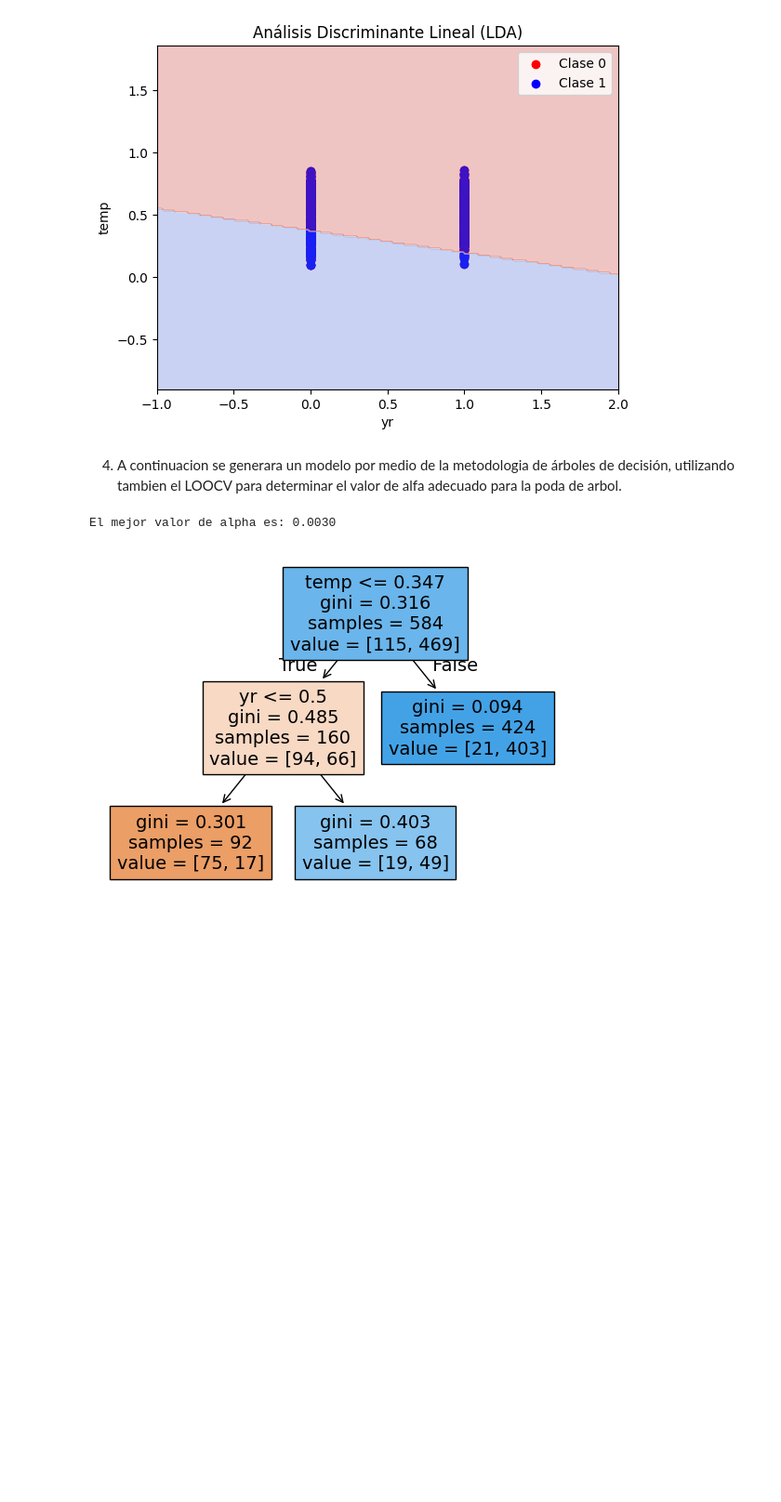
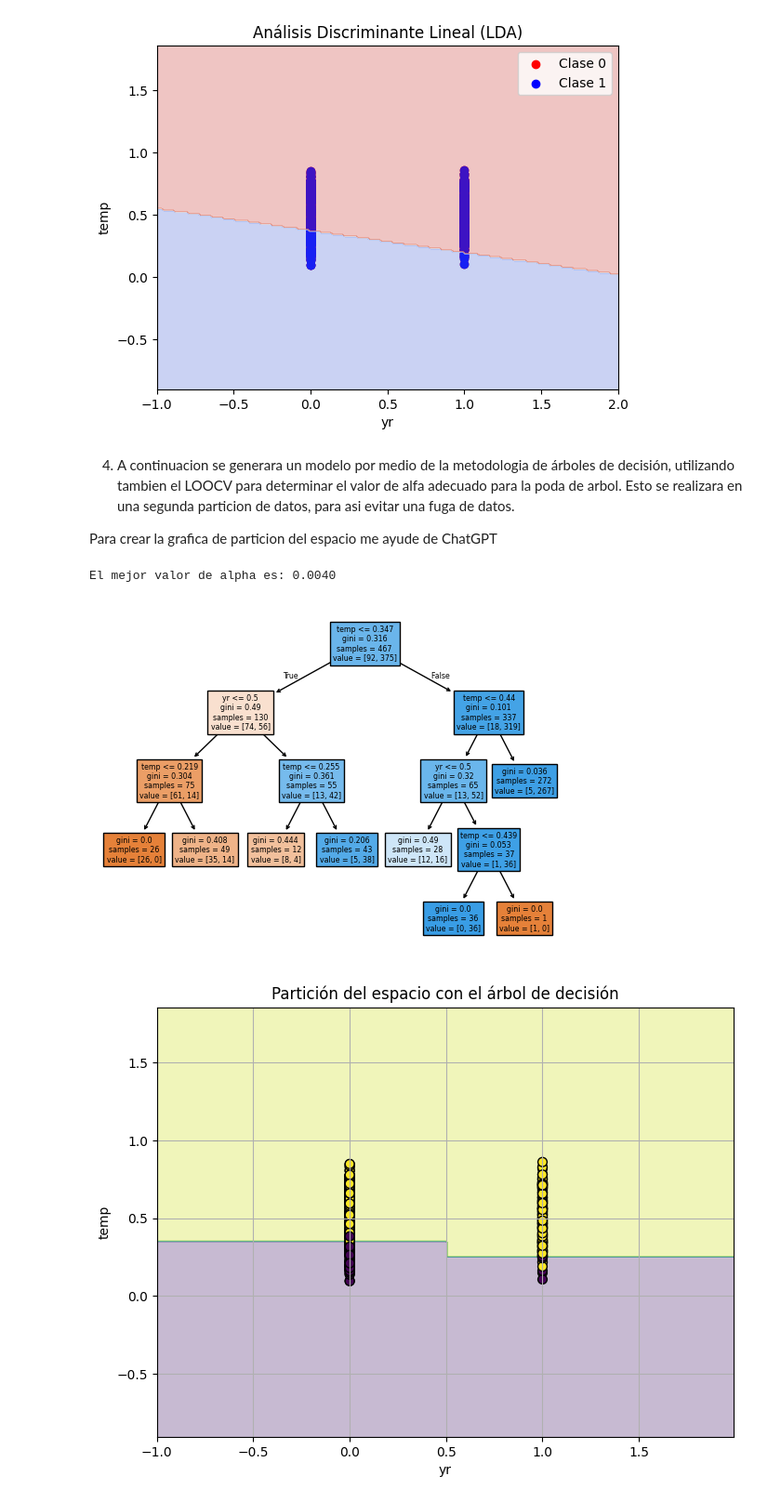
Before and after one commit to hectorcamachoz/LDA_Arboles_de_Decisiones, a Jupyter notebook: A2_2_594557.ipynb, the cells around one changed output. Shown at 93% size. Drawn from its saved outputs; the diff is of its cells as text; code cells hidden in the pictures; blank space fills up the shorter version.

```diff
--- a/A2_2_594557.ipynb
+++ b/A2_2_594557.ipynb
@@ -88,5 +90,5 @@ weathersit_3    -3.6692      0.913     -4.019      0.000      -5.459      -1.880
 # %% [markdown]
 Al observar los resultados del generalized linear model, podemos concluir que este modelo se ajusta al 50% de los datos. De acuerdo a chatGPT, otra de las formas para medir la calidad del modelo es con el Log-Likelihood, entre mas cercana a 0 mejor, en este caso dio como resultado -86.9. Para seleccionar las dos variables mas siginificativas, se tomara en cuenta el P-value, por lo tanto se eligira la variable yr (año) y la variable de temp (Temperatura).
 # %%
-x_train = x_train.filter(items=['yr', 'temp'])
-x_test = x_test.filter(items=['yr', 'temp'])
+x_train_f = x_train.filter(items=['yr', 'temp'])
+x_test_f = x_test.filter(items=['yr', 'temp'])
@@ -114,18 +101,18 @@ import numpy as np
 
 colors = {0: 'red', 1: 'blue'}
 md_LDA = LDA.LinearDiscriminantAnalysis()
-md_LDA.fit(x_train, y_train)
-y_pred_proba = md_LDA.predict_proba(x_test)
-y_pred = md_LDA.predict(x_test)
+md_LDA.fit(x_train_f, y_train)
+y_pred_proba = md_LDA.predict_proba(x_test_f)
+y_pred = md_LDA.predict(x_test_f)
 for clase in np.unique(y):
-    plt.scatter(x_train['yr'],
-                x_train['temp'],
+    plt.scatter(x_train_f['yr'],
+                x_train_f['temp'],
                 color=colors[clase],
                 label=f'Clase {clase}')
 
 
-x_min, x_max = x_train['yr'].min() - 1, x_train['yr'].max() + 1
-y_min, y_max = x_train['temp'].min() - 1, x_train['temp'].max() + 1
+x_min, x_max = x_train_f['yr'].min() - 1, x_train_f['yr'].max() + 1
+y_min, y_max = x_train_f['temp'].min() - 1, x_train_f['temp'].max() + 1
 xx, yy = np.meshgrid(np.linspace(x_min, x_max, 200),
                      np.linspace(y_min, y_max, 200))
 Z = md_LDA.predict(np.c_[xx.ravel(), yy.ravel()])
@@ -141,35 +128,64 @@ plt.show()
 # %% [output]
 [figure]
 # %% [markdown]
-4. A continuacion se generara un modelo por medio de la metodologia de árboles de decisión, utilizando tambien el LOOCV para determinar el valor de alfa adecuado para la poda de arbol.
+4. A continuacion se generara un modelo por medio de la metodologia de árboles de decisión, utilizando tambien el LOOCV para determinar el valor de alfa adecuado para la poda de arbol. Esto se realizara en una segunda particion de datos, para asi evitar una fuga de datos.
+
+Para crear la grafica de particion del espacio me ayude de ChatGPT
 # %%
 from sklearn.tree import DecisionTreeClassifier as DTC
 from sklearn.metrics import accuracy_score
 from sklearn.tree import plot_tree
 from sklearn.model_selection import LeaveOneOut
+X = x_train_f.reset_index(drop=True)
+y = y_train.reset_index(drop=True)
+
+x_train_2, x_test_2, y_train_2, y_test_2 = train_test_split(X,y, test_size = 0.2, stratify = y, random_state = 42)
 
 loo = LeaveOneOut()
 alphas = np.linspace(0.001, 0.02, 20)
 
 alpha_scores = []
 
 for alpha in alphas:
     accuracies = []
 
     model = DTC(ccp_alpha=alpha, random_state=42)
-    model.fit(x_train, y_train)
+    model.fit(x_train_2, y_train_2)
 
 
-    y_pred_loo = model.predict(x_test)
-    accuracies.append(accuracy_score(y_test, y_pred_loo))
+    y_pred_loo = model.predict(x_test_2)
+    accuracies.append(accuracy_score(y_test_2, y_pred_loo))
 
     alpha_scores.append(np.mean(accuracies))
 
 best_alpha = alphas[np.argmax(alpha_scores)]
 
 print(f"El mejor valor de alpha es: {best_alpha:.4f}")
-plot_tree(model, filled=True,feature_names=x_train.columns);
+
+model = DTC(ccp_alpha=best_alpha, random_state=42)
+model.fit(x_train_2, y_train_2)
+y_pred_loo = model.predict(x_test_2)
+plot_tree(model, filled=True,feature_names=x_train_2.columns);
 plt.show()
+
+
+x_min, x_max = x_train_2.iloc[:, 0].min() - 1, x_train_2.iloc[:, 0].max() + 1
+y_min, y_max = x_train_2.iloc[:, 1].min() - 1, x_train_2.iloc[:, 1].max() + 1
+xx, yy = np.meshgrid(np.arange(x_min, x_max, 0.01),
+                     np.arange(y_min, y_max, 0.01))
+
+Z = model.predict(np.c_[xx.ravel(), yy.ravel()])
+Z = Z.reshape(xx.shape)
+
+plt.figure(figsize=(8, 6))
+plt.contourf(xx, yy, Z, alpha=0.3)
+plt.scatter(x_train_2.iloc[:, 0], x_train_2.iloc[:, 1], c=y_train_2, cmap='viridis', edgecolor='k', s=50)
+plt.title("Partición del espacio con el árbol de decisión")
+plt.xlabel('yr')
+plt.ylabel('temp')
+plt.grid(True)
+plt.show()
 # %% [output]
-El mejor valor de alpha es: 0.0030
+El mejor valor de alpha es: 0.0040
-[figure, old version]
+[figure, new version]
+[figure, added]
```
Also changed, not shown: parts of 7 cells of this notebook.
